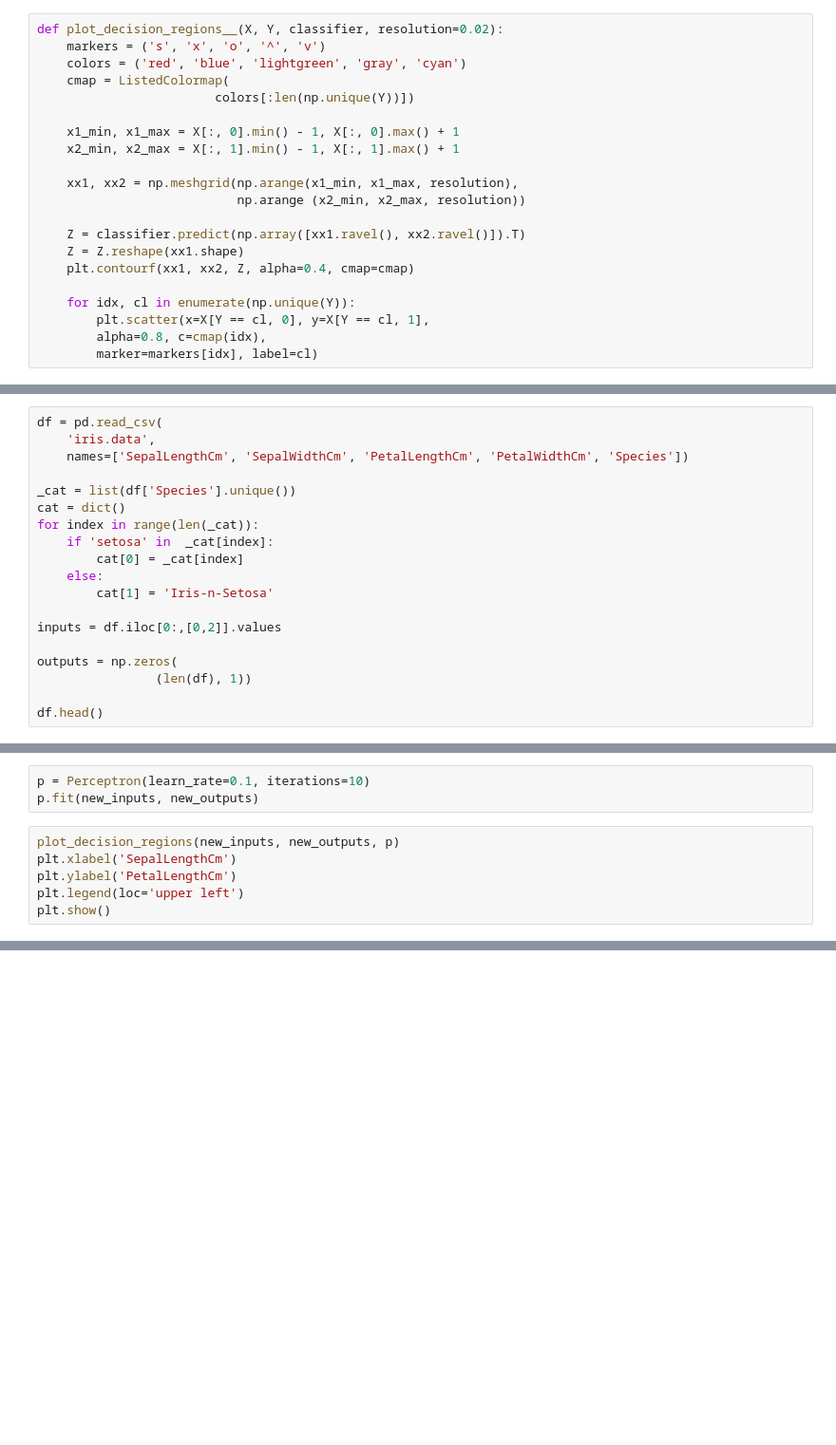
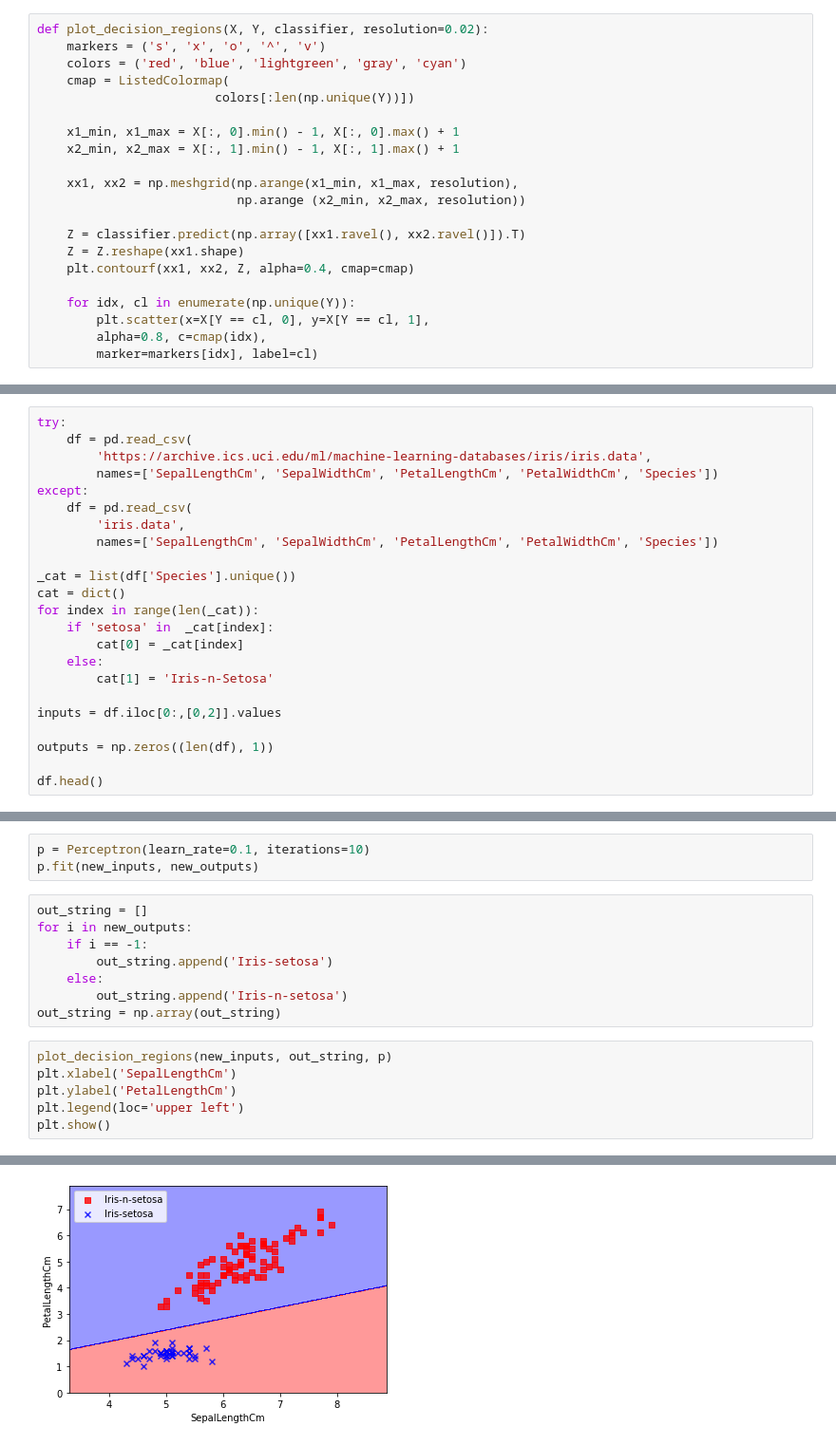
Before and after one commit to Chrisalid/Perceptron, a Jupyter notebook: Rede_Perceptron_S.ipynb, the cells around one changed output, grey strips where cells are left out. Shown at 95% size. Saved outputs shown, nothing was run; the diff lists cells and outputs as text; blank space fills up the shorter version.

```diff
--- a/Rede_Perceptron_S.ipynb
+++ b/Rede_Perceptron_S.ipynb
@@ -44,7 +44,7 @@ class Perceptron:
     def activation(self, inputs):
         return self.net_input(inputs)
 # %%
-def plot_decision_regions__(X, Y, classifier, resolution=0.02):
+def plot_decision_regions(X, Y, classifier, resolution=0.02):
     markers = ('s', 'x', 'o', '^', 'v')
     colors = ('red', 'blue', 'lightgreen', 'gray', 'cyan')
     cmap = ListedColormap(
@@ -67,9 +67,14 @@ def plot_decision_regions__(X, Y, classifier, resolution=0.02):
 # %% [markdown]
 <h3>Lendo o DataSet</h3>
 # %%
-df = pd.read_csv(
-    'iris.data',
-    names=['SepalLengthCm', 'SepalWidthCm', 'PetalLengthCm', 'PetalWidthCm', 'Species'])
+try:
+    df = pd.read_csv(
+        'https://archive.ics.uci.edu/ml/machine-learning-databases/iris/iris.data',
+        names=['SepalLengthCm', 'SepalWidthCm', 'PetalLengthCm', 'PetalWidthCm', 'Species'])
+except:
+    df = pd.read_csv(
+        'iris.data',
+        names=['SepalLengthCm', 'SepalWidthCm', 'PetalLengthCm', 'PetalWidthCm', 'Species'])
 
 _cat = list(df['Species'].unique())
 cat = dict()
@@ -81,8 +86,7 @@ for index in range(len(_cat)):
 
 inputs = df.iloc[0:,[0,2]].values
 
-outputs = np.zeros(
-                (len(df), 1))
+outputs = np.zeros((len(df), 1))
 
 df.head()
 # %% [output]
@@ -132,9 +149,18 @@ for var in cat_2:
 # %%
 p = Perceptron(learn_rate=0.1, iterations=10)
 p.fit(new_inputs, new_outputs)
+# %%
+out_string = []
+for i in new_outputs:
+    if i == -1:
+        out_string.append('Iris-setosa')
+    else:
+        out_string.append('Iris-n-setosa')
+out_string = np.array(out_string)
 # %%
-plot_decision_regions(new_inputs, new_outputs, p)
+plot_decision_regions(new_inputs, out_string, p)
 plt.xlabel('SepalLengthCm')
 plt.ylabel('PetalLengthCm')
 plt.legend(loc='upper left')
 plt.show()
+# %% [output]
@@ -140,0 +169 @@ plt.show()
+[figure, added]
```
Also changed, not shown: parts of 4 cells of this notebook.
